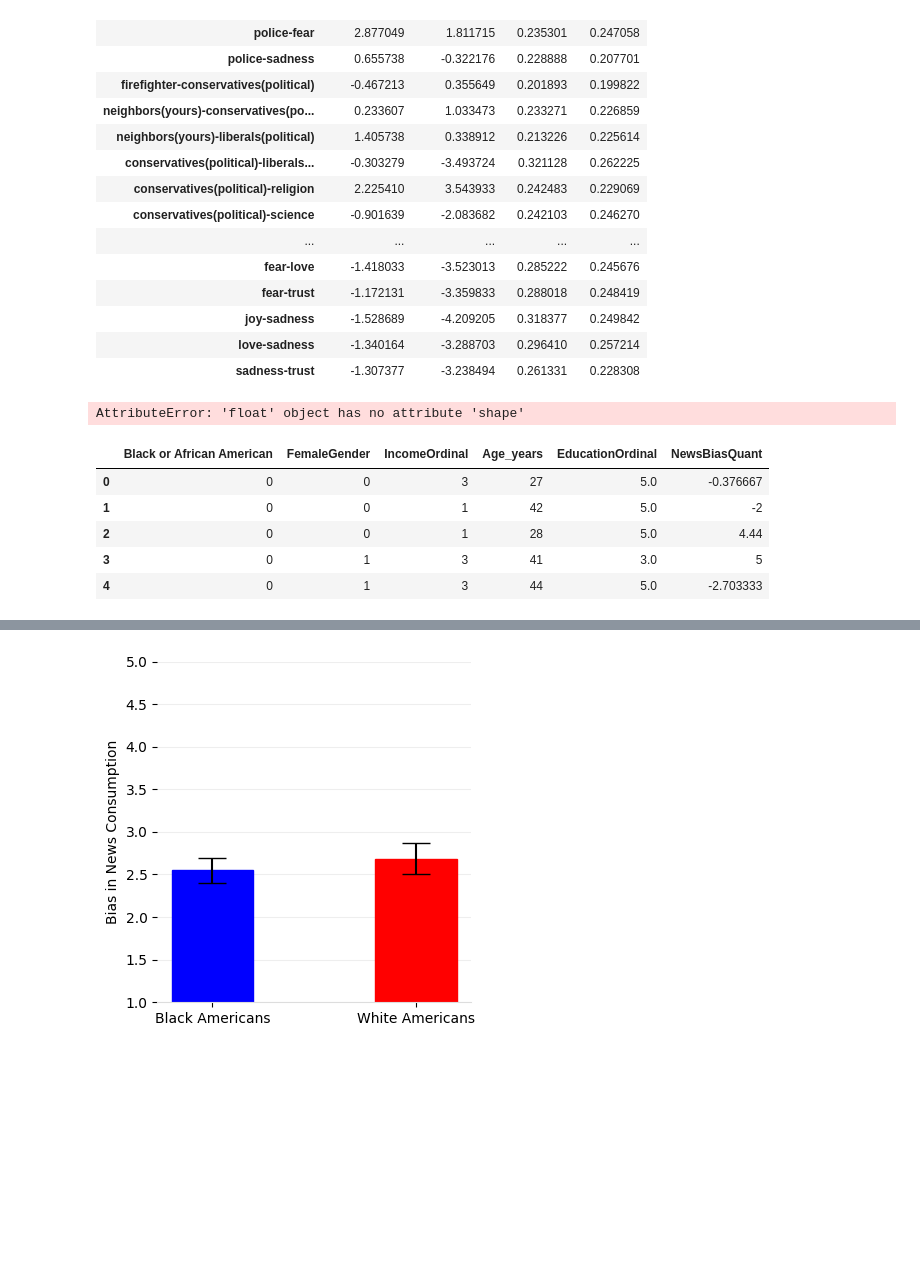
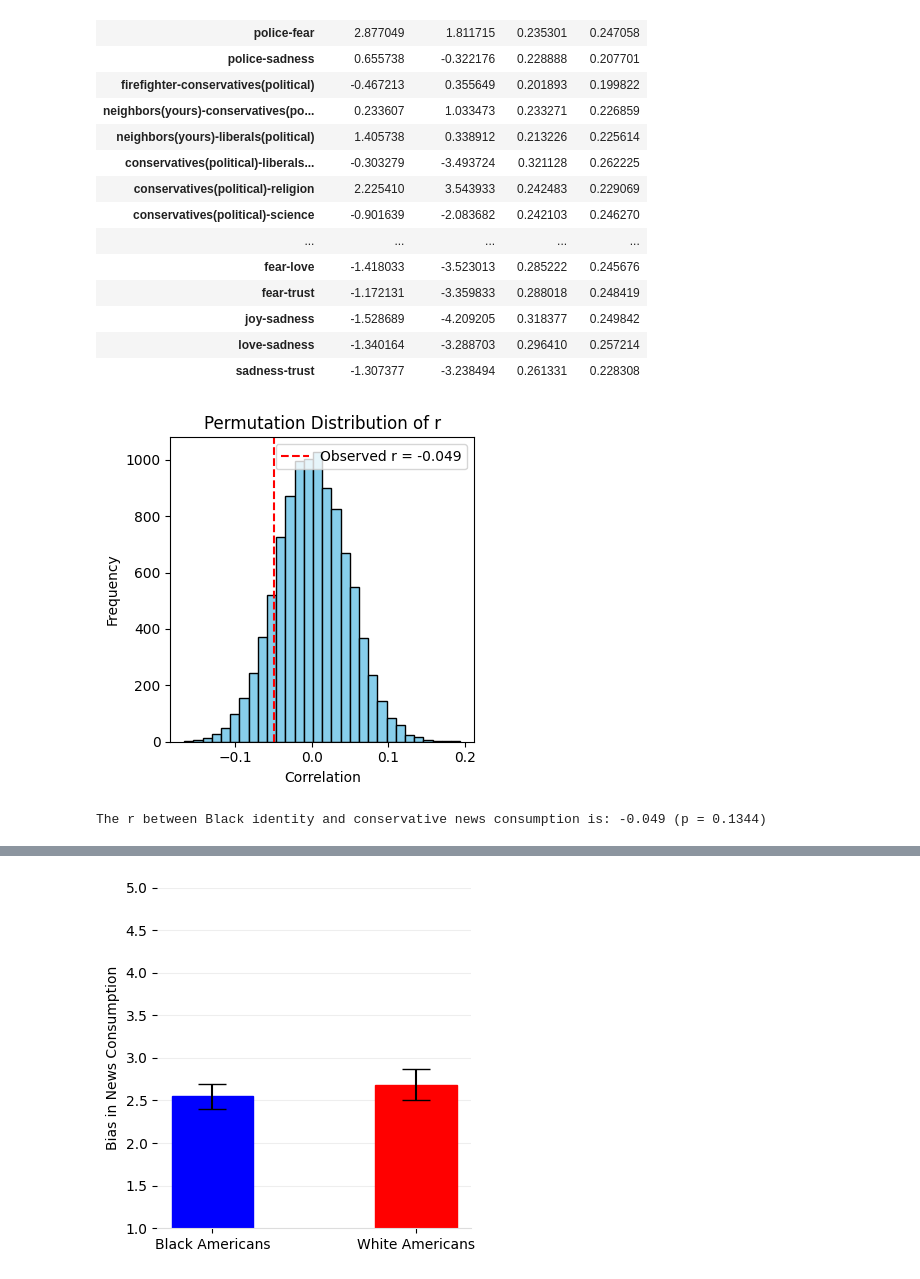
Before and after one commit to ExCaLBBR/ExCaLBBR.github.io, a Jupyter notebook: GeometryBasedDecisions/code/GeoBasedDecisions_AnalysisPipeline.ipynb, the cells around one changed output, grey strips where cells are left out. Cells and saved outputs as stored; diff of their text form; code cells hidden in the pictures; blank space fills up the shorter version.

```diff
--- a/GeometryBasedDecisions/code/GeoBasedDecisions_AnalysisPipeline.ipynb
+++ b/GeometryBasedDecisions/code/GeoBasedDecisions_AnalysisPipeline.ipynb
@@ -1580,60 +1872,58 @@ display(raceDiffRatings)
 | joy-sadness | -1.528689 | -4.209205 | 0.318377 | 0.249842 |
 | love-sadness | -1.340164 | -3.288703 | 0.296410 | 0.257214 |
 | sadness-trust | -1.307377 | -3.238494 | 0.261331 | 0.228308 |
+# %%
+socioDemographicData['NewsBiasQuant'] = pd.to_numeric(socioDemographicData['NewsBiasQuant'], errors='coerce')
+cols_to_numeric = ['NewsBiasQuant', 'Black or African American', 'FemaleGender', 'IncomeOrdinal', 'Age_years', 'EducationOrdinal']
+socioDemographicData[cols_to_numeric] = socioDemographicData[cols_to_numeric].apply(pd.to_numeric, errors='coerce')
 # %%
-# @title Establish correlational relationship between News Consumption and Racial Identity
+obsCorr_BN = np.corrcoef(socioDemographicData['NewsBiasQuant'], socioDemographicData['Black or African American'])
+observed_r = obsCorr_BN[0, 1]
 
-# Observed correlation
-obsCorr_BN = np.corrcoef(socioDemographicData['NewsBiasQuant'], socioDemographicData['Black or African American'])
+# Permutation settings
+perm = 10000
+n_samples = len(socioDemographicData)
 
-# Define the permutation count and data
-perm = 10000
-n_samples = len(NewsBias)  # Number of samples
+# Convert data to arrays
+news_array = np.array(socioDemographicData['NewsBiasQuant'])
+blackCoded = np.array(socioDemographicData['Black or African American'])
 
-# Convert News to a NumPy array for faster operations
-news_array = np.array(NewsBias)
+# Generate permutations of the racial identity variable
+pComb = np.array([np.random.permutation(n_samples) for _ in range(perm)])
+yPermAll = np.array([blackCoded[perm_idx] for perm_idx in pComb])  # shape: (perm, n_samples)
 
-# Generate all permutations at once
-pComb = np.array([np.random.permutation(n_samples) for _ in range(perm)])
-
-# Generate all permuted versions of PrAM_final[80] in one go
-yPermAll = np.array([blackCoded[perm] for perm in pComb])  # Shape: (10000, 485)
-
-# Compute correlations
-news_array = news_array.reshape(1, -1)  # Shape: (1, 485) to broadcast for correlation
-rPermDist = np.corrcoef(news_array, yPermAll)[0, 1:]  # Correlations between `news_array` and each row in `yPermAll`
+# Compute correlations for each permutation
+rPermDist = np.array([np.corrcoef(news_array, y_perm)[0, 1] for y_perm in yPermAll])
 
 # Convert to DataFrame
-rPermDist = pd.DataFrame(rPermDist, columns=["Correlation"])
+rPermDF = pd.DataFrame(rPermDist, columns=["Correlation"])
 
-pval =[]
-if obsCorr_BN[0][1] > 0:
-  nBbeyond =  len(np.where(np.array(rPermDist) > obsCorr_BN[0][1])[0])
-  pb = nBbeyond/perm
-  pval.append(pb)
-elif obsCorr_BN[0][1] < 0:
-  nBbeyond = len([x for x in np.array(rPermDist) if x < obsCorr_BN[0][1]])
-  pb = nBbeyond/perm
-  pval.append(pb)
+# Compute two-tailed p-value (for more robustness)
+if observed_r > 0:
+    n_extreme = np.sum(rPermDist >= observed_r)
+elif observed_r < 0:
+    n_extreme = np.sum(rPermDist <= observed_r)
+else:
+    raise ValueError("Observed correlation is exactly zero.")
 
-else:
-  raise ValueError('observed beta is exactly equal to 0')
+pval = n_extreme / perm
 
+# Plot histogram
 plt.rcParams["figure.figsize"] = [4, 4]
 plt.rcParams["figure.autolayout"] = True
-plt.hist(rPermDist)
-print('The r between Black identity and convervative news consumption is:', round(obsCorr_BN[0][1],3), '(p=',pval,')')
+plt.hist(rPermDist, bins=30, color='skyblue', edgecolor='black')
+plt.axvline(x=observed_r, color='red', linestyle='--', label=f'Observed r = {round(observed_r, 3)}')
+plt.title("Permutation Distribution of r")
+plt.xlabel("Correlation")
+plt.ylabel("Frequency")
+plt.legend()
+plt.show()
+
+# Print result
+print(f'The r between Black identity and conservative news consumption is: {round(observed_r, 3)} (p = {pval:.4f})')
 # %% [output]
+[figure, added]
-AttributeError: 'float' object has no attribute 'shape'
+The r between Black identity and conservative news consumption is: -0.049 (p = 0.1344)
-# %%
-socioDemographicData.head()
-# %% [output]
-|  | Black or African American | FemaleGender | IncomeOrdinal | Age_years | EducationOrdinal | NewsBiasQuant |
-| 0 | 0 | 0 | 3 | 27 | 5.0 | -0.376667 |
-| 1 | 0 | 0 | 1 | 42 | 5.0 | -2 |
-| 2 | 0 | 0 | 1 | 28 | 5.0 | 4.44 |
-| 3 | 0 | 1 | 3 | 41 | 3.0 | 5 |
-| 4 | 0 | 1 | 3 | 44 | 5.0 | -2.703333 |
 # %%
 # @title Measure non-Race identity variables with News consumption [Something is weird with AGEDF and NewsBias_Cor]
 
```
Also changed, not shown: parts of 26 cells of this notebook.
